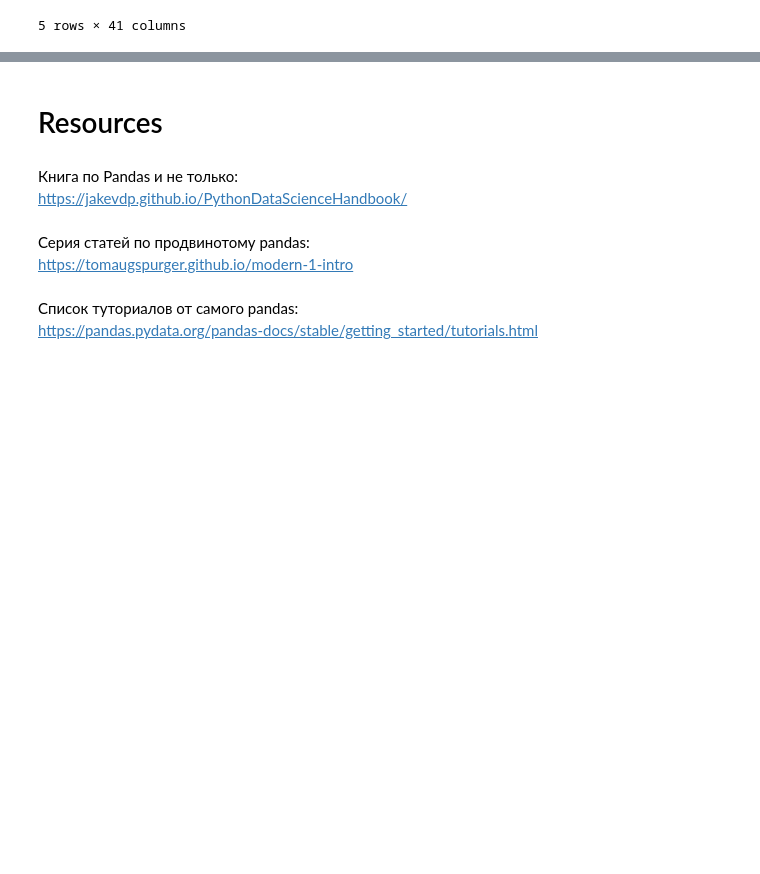
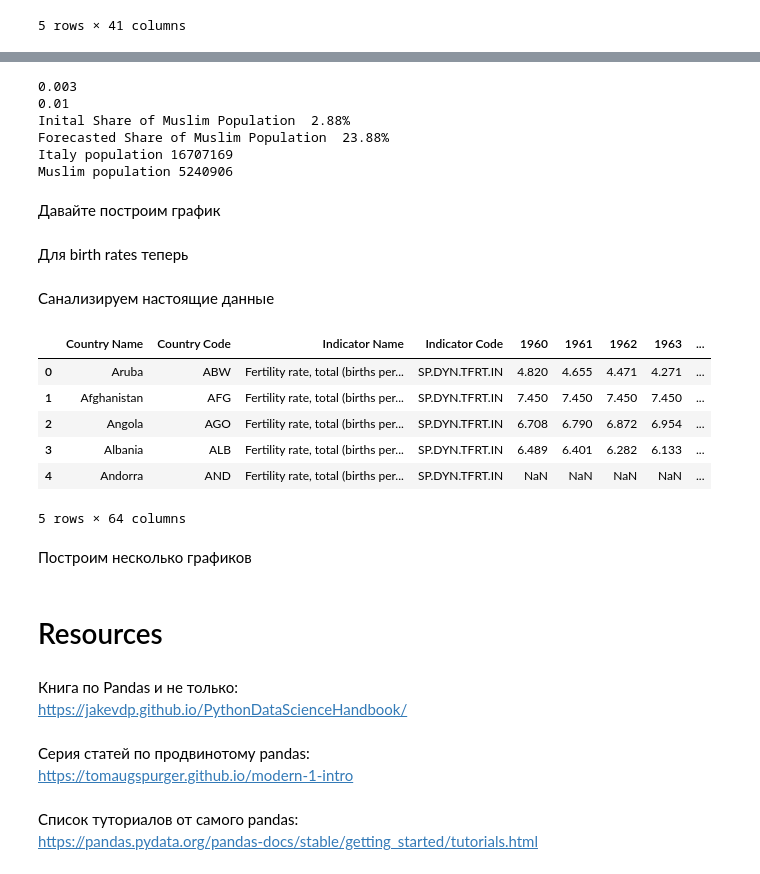
Before and after one commit to carnotaur/pandas_tutorial, a Jupyter notebook: PandasEvolutionPart2.ipynb, the cells around one changed output, grey strips where cells are left out. Cells and saved outputs as stored; diff of their text form; code cells hidden in the pictures; blank space fills up the shorter version.

```diff
--- a/PandasEvolutionPart2.ipynb
+++ b/PandasEvolutionPart2.ipynb
@@ -251,0 +294,49 @@ df.pipe(filter_dataset)
+# %%
+forecast_duration = 100    # in years
+
+italy_pop, italy_birth_rates = population_change(forecast_duration,
+                        ITALY_BIRTH_RATE,
+                        ITALY_DEATH_RATE,
+                        ITALY_INIT_POP_SIZE,
+                        ITALY_FERTILITY_CHANGE,
+                        ITALY_MIN_FERTILITY_RATE)
+
+muslim_pop, muslim_birth_rates = population_change(forecast_duration,
+                        MUSLIM_BIRTH_RATE,
+                        MUSLIM_DEATH_RATE,
+                        MUSLIM_INIT_POP_SIZE,
+                        MUSLIM_FERTILITY_CHANGE,
+                        MUSLIM_MIN_FERTILITY)
+
+init_share = MUSLIM_INIT_POP_SIZE / (MUSLIM_INIT_POP_SIZE + ITALY_INIT_POP_SIZE)
+new_share = muslim_pop[-1] / (muslim_pop[-1] + italy_pop[-1])
+print(f'Inital Share of Muslim Population {init_share: .2%}')
+print(f'Forecasted Share of Muslim Population {new_share: .2%}')
+print(f'Italy population {int(italy_pop[-1])}',)
+print(f'Muslim population {int(muslim_pop[-1])}', )
+# %% [output]
+0.003
+0.01
+Inital Share of Muslim Population  2.88%
+Forecasted Share of Muslim Population  23.88%
+Italy population 16707169
+Muslim population 5240906
+# %% [markdown]
+Давайте построим график
+# %% [markdown]
+Для birth rates теперь
+# %% [markdown]
+Санализируем настоящие данные
+# %%
+url = 'http://api.worldbank.org/v2/en/indicator/SP.DYN.TFRT.IN?downloadformat=excel'
+# pip install xlrd
+crude_birth_rate = pd.read_excel(url, header=3)
+crude_birth_rate.head()
+# %% [output]
+|  | Country Name | Country Code | Indicator Name | Indicator Code | 1960 | 1961 | 1962 | 1963 | ... |
+| 0 | Aruba | ABW | Fertility rate, total (births per... | SP.DYN.TFRT.IN | 4.820 | 4.655 | 4.471 | 4.271 | ... |
+| 1 | Afghanistan | AFG | Fertility rate, total (births per... | SP.DYN.TFRT.IN | 7.450 | 7.450 | 7.450 | 7.450 | ... |
+| 2 | Angola | AGO | Fertility rate, total (births per... | SP.DYN.TFRT.IN | 6.708 | 6.790 | 6.872 | 6.954 | ... |
+| 3 | Albania | ALB | Fertility rate, total (births per... | SP.DYN.TFRT.IN | 6.489 | 6.401 | 6.282 | 6.133 | ... |
+| 4 | Andorra | AND | Fertility rate, total (births per... | SP.DYN.TFRT.IN | NaN | NaN | NaN | NaN | ... |
+5 rows × 64 columns
@@ -252,3 +350,5 @@ df.pipe(filter_dataset)
+# %% [markdown]
+Построим несколько графиков
 # %% [markdown]
 # Resources
 # %% [markdown]
```
Also changed, not shown: parts of 26 cells of this notebook.
